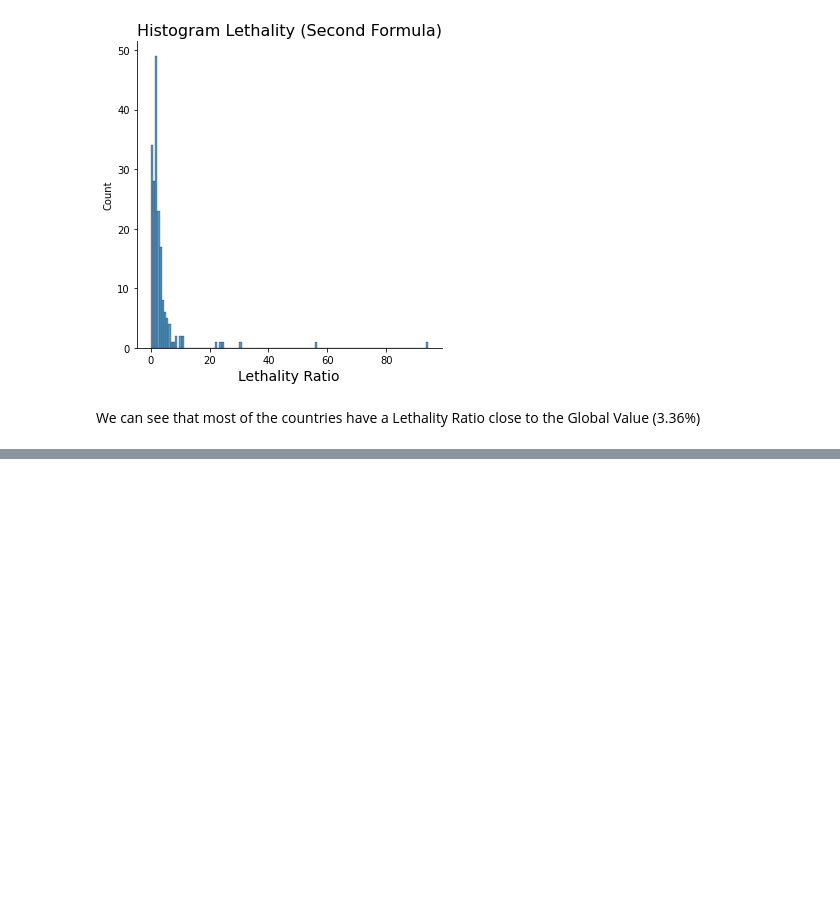
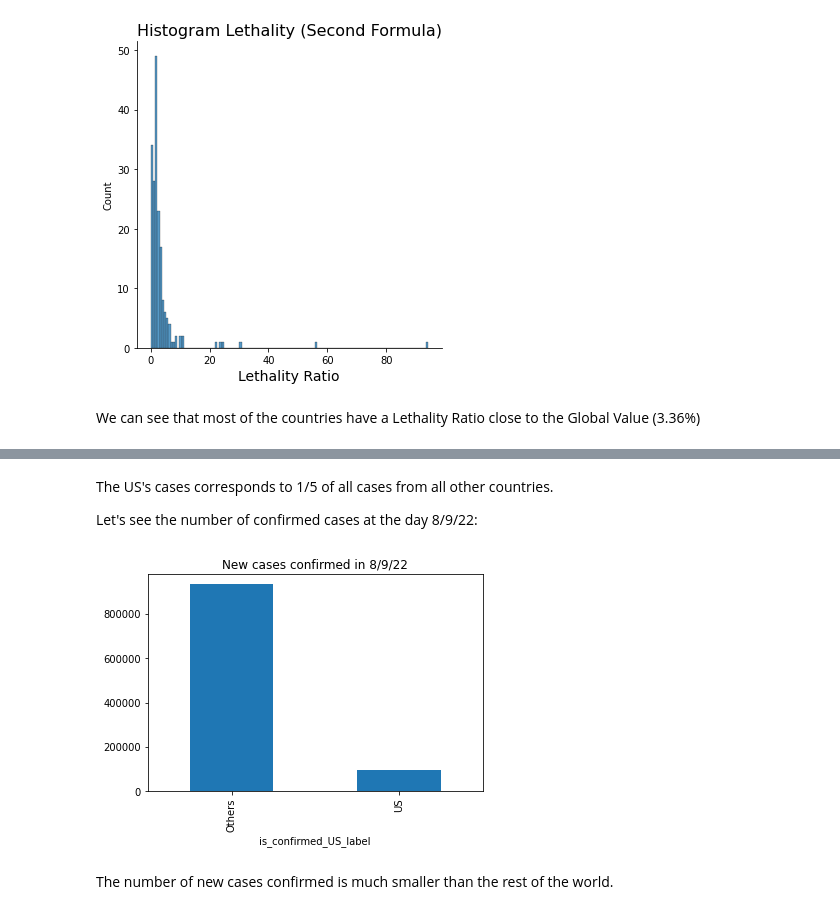
Before and after one commit to nathanaelduque/COVID-19, a Jupyter notebook: Data Science and Covid 19.ipynb, the cells around one changed output, grey strips where cells are left out. Saved outputs shown, nothing was run; the diff lists cells and outputs as text; code cells hidden in the pictures; blank space fills up the shorter version.

```diff
--- a/Data Science and Covid 19.ipynb
+++ b/Data Science and Covid 19.ipynb
@@ -702,0 +766,15 @@ We can see that most of the countries have a Lethality Ratio close to the Global
+# %% [markdown]
+The US's cases corresponds to 1/5 of all cases from all other countries.
+
+Let's see the number of confirmed cases at the day 8/9/22:
+# %%
+summed = confirmed.groupby("is_confirmed_US_label").sum()
+summed["delta"] = summed["8/9/22"] - summed["8/8/22"]
+summed["delta"].plot(kind = 'bar')
+
+plt.title(f"New cases confirmed in {last_date_confirmed}")
+plt.show()
+# %% [output]
+[figure, added]
+# %% [markdown]
+The number of new cases confirmed is much smaller than the rest of the world.
```
Also changed, not shown: parts of 86 cells of this notebook.
